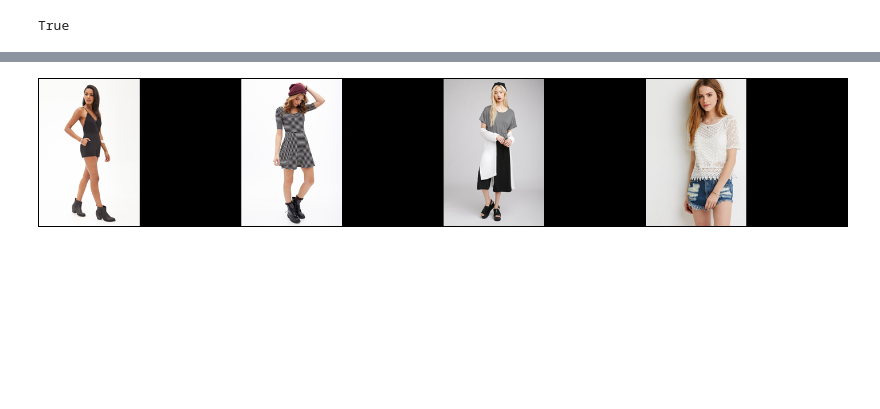
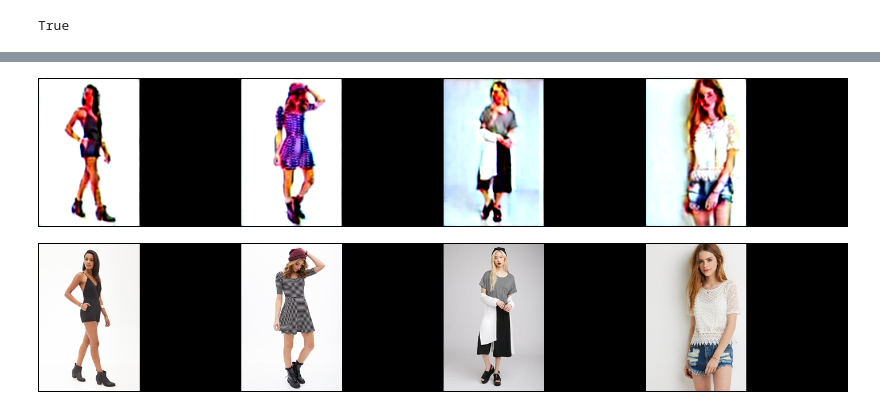
Before and after one commit to Person-Ad/Ad-Image-Generation, a Jupyter notebook: src/finetuning_scripts/train_unet_f16_cond_as_channel.ipynb, the cells around one changed output, grey strips where cells are left out. Saved outputs shown, nothing was run; the diff lists cells and outputs as text; code cells hidden in the pictures; blank space fills up the shorter version.

```diff
--- a/src/finetuning_scripts/train_unet_f16_cond_as_channel.ipynb
+++ b/src/finetuning_scripts/train_unet_f16_cond_as_channel.ipynb
@@ -163,0 +206,9 @@ with torch.no_grad():
+# %%
+noise = torch.randn_like(src_mask_latents, device=device, dtype=dtype)
+timesteps = torch.randint(0, scheduler.config.num_train_timesteps, (batch_size,), device=device, ).long()
+noisy_latents = scheduler.add_noise(src_mask_latents, noise, timesteps)
+# show_images(src_mask_latents.detach().type(torch.float32))
+noisy_latents = torch.cat([noisy_latents, src_mask_latents, mask, st_pose_latents], dim=1).type(dtype)
+# %%
+with torch.no_grad():
+    noise_pred = net(noisy_latents, timesteps, encoder_hidden_states=embeddings).sample
@@ -164 +227,32 @@ with torch.no_grad():
+# %%
+
+scheduler.set_timesteps(50)
+
+latents = torch.randn((batch_size, 4, 256 // 8, 352 // 8), generator=generator, device=device, dtype=dtype)
+
+for i, t in tqdm(enumerate(scheduler.timesteps), total=len(scheduler.timesteps)):
+    latent_model_input = torch.cat([latents, src_mask_latents, mask, st_pose_latents], dim=1)
+
+    with torch.no_grad():
+        noise_pred = net(latent_model_input, t, encoder_hidden_states=embeddings).sample
+
+    step_output = scheduler.step(noise_pred, t, latents)
+    plt.imshow(show_images(step_output.prev_sample.detach().type(torch.float32)))
+    plt.title(f"STEP {i}")
+    plt.show()
+    latents = step_output.prev_sample  # prev_sample (x_t-1)
+    # if (i+1) % 10 == 0:
+    #     x0 = step_output.pred_original_sample  # x0 estimate
+    #     outputs = (1 / 0.18215 * x0)
+    #     with torch.no_grad():
+    #         outputs = vae.decode(latents).sample
+    #     plt.imshow(show_images(outputs.detach().type(torch.float16)))
+    #     plt.show()
+
+outputs = (1 / 0.18215 * latents)#.clamp(-1, 1)
+with torch.no_grad():
+    outputs = vae.decode(latents).sample
+show_images(outputs.detach().type(torch.float16))
+# %% [output]
+[figure, added]
 # %%
```
Also changed, not shown: parts of 21 cells of this notebook, 1 other file.
